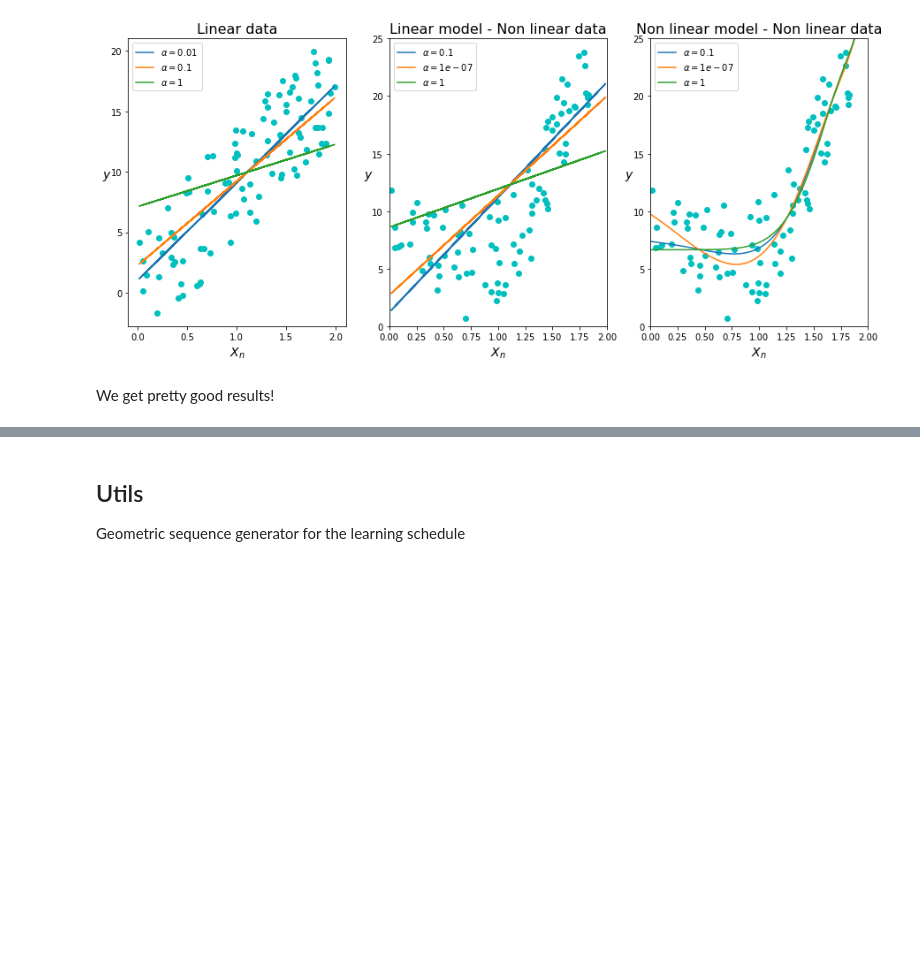
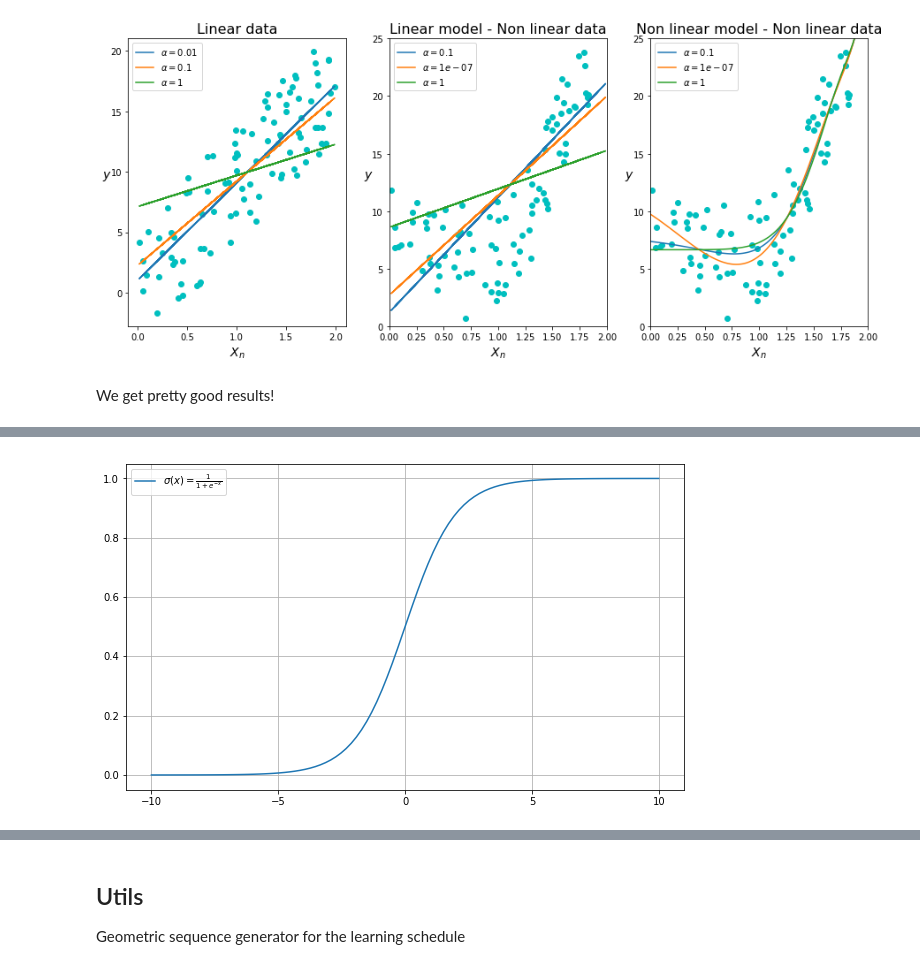
Before and after one commit to Ohtar10/ml-python, a Jupyter notebook: ch04/Training Models.ipynb, the cells around one changed output, grey strips where cells are left out. Cells and saved outputs as stored; diff of their text form; code cells hidden in the pictures; blank space fills up the shorter version.

```diff
--- a/ch04/Training Models.ipynb
+++ b/ch04/Training Models.ipynb
@@ -900,0 +912,13 @@ We get pretty good results!
+# %%
+X = np.linspace(-10, 10, 100)
+y = X #assume a linear model where x=y for ilustration purposes
+logits = 1 / (1 + np.exp(-y))
+
+plt.figure(figsize=(10, 6))
+plt.plot(X, logits, label=r"$\sigma(x)=\frac{1}{1 + e^{-x}}$")
+plt.grid(True)
+plt.xticks([-10, -5, 0, 5, 10])
+plt.legend()
+plt.show()
+# %% [output]
+[figure, added]
```
Also changed, not shown: parts of 8 cells of this notebook.
